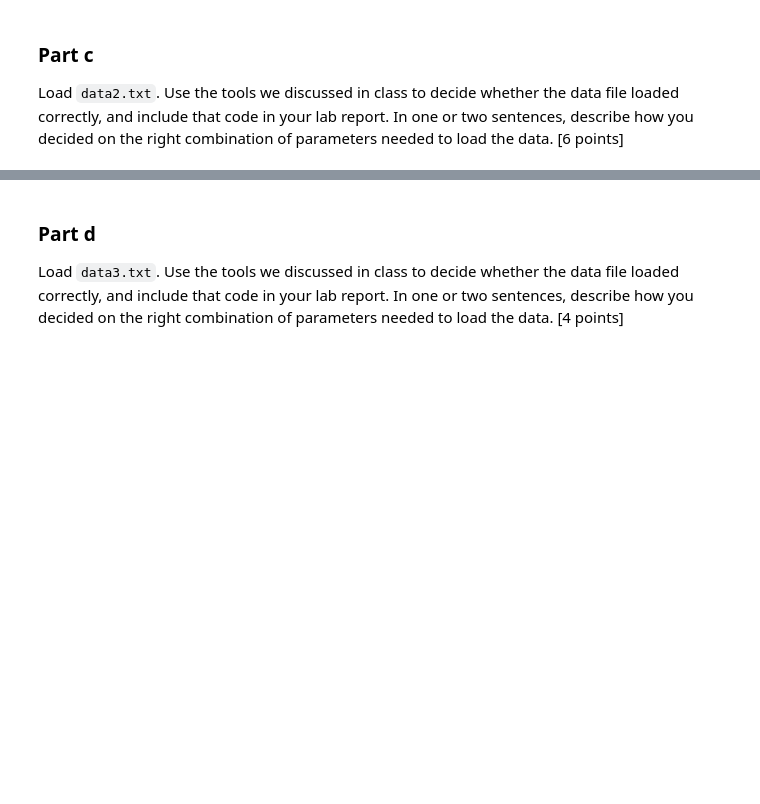
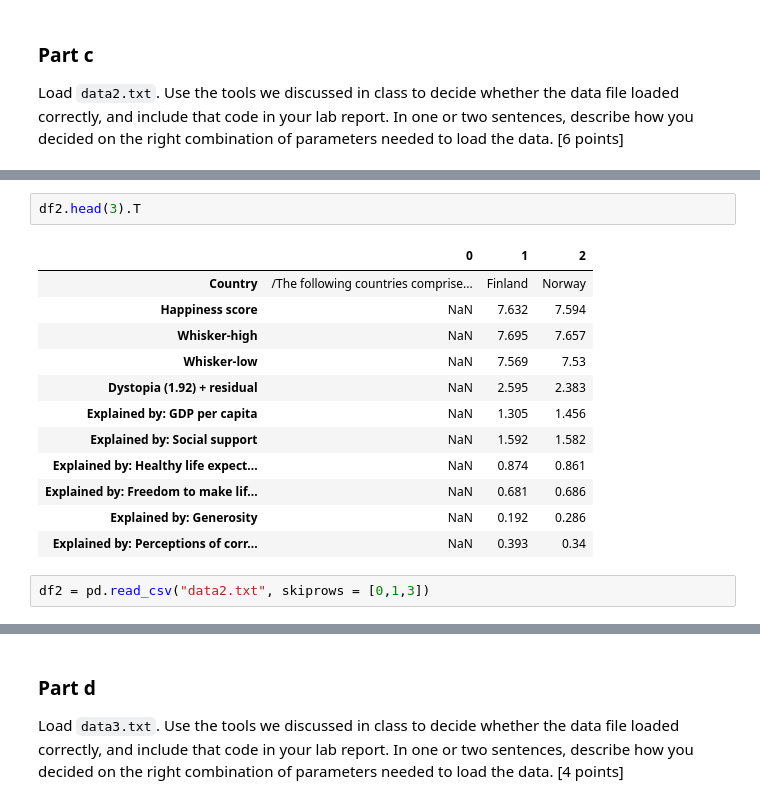
Before and after one commit to rde6mn/DS6001-lab2, a Jupyter notebook: labassignment2.ipynb, the cells around one changed output, grey strips where cells are left out. Drawn from its saved outputs; the diff is of its cells as text; blank space fills up the shorter version.

```diff
--- a/labassignment2.ipynb
+++ b/labassignment2.ipynb
@@ -96,0 +116,17 @@ Load `data2.txt`. Use the tools we discussed in class to decide whether the data
+# %%
+df2.head(3).T
+# %% [output]
+|  | 0 | 1 | 2 |
+| Country | /The following countries comprise... | Finland | Norway |
+| Happiness score | NaN | 7.632 | 7.594 |
+| Whisker-high | NaN | 7.695 | 7.657 |
+| Whisker-low | NaN | 7.569 | 7.53 |
+| Dystopia (1.92) + residual | NaN | 2.595 | 2.383 |
+| Explained by: GDP per capita | NaN | 1.305 | 1.456 |
+| Explained by: Social support | NaN | 1.592 | 1.582 |
+| Explained by: Healthy life expect... | NaN | 0.874 | 0.861 |
+| Explained by: Freedom to make lif... | NaN | 0.681 | 0.686 |
+| Explained by: Generosity | NaN | 0.192 | 0.286 |
+| Explained by: Perceptions of corr... | NaN | 0.393 | 0.34 |
+# %%
+df2 = pd.read_csv("data2.txt", skiprows = [0,1,3])
```
Also changed, not shown: parts of 21 cells of this notebook.
